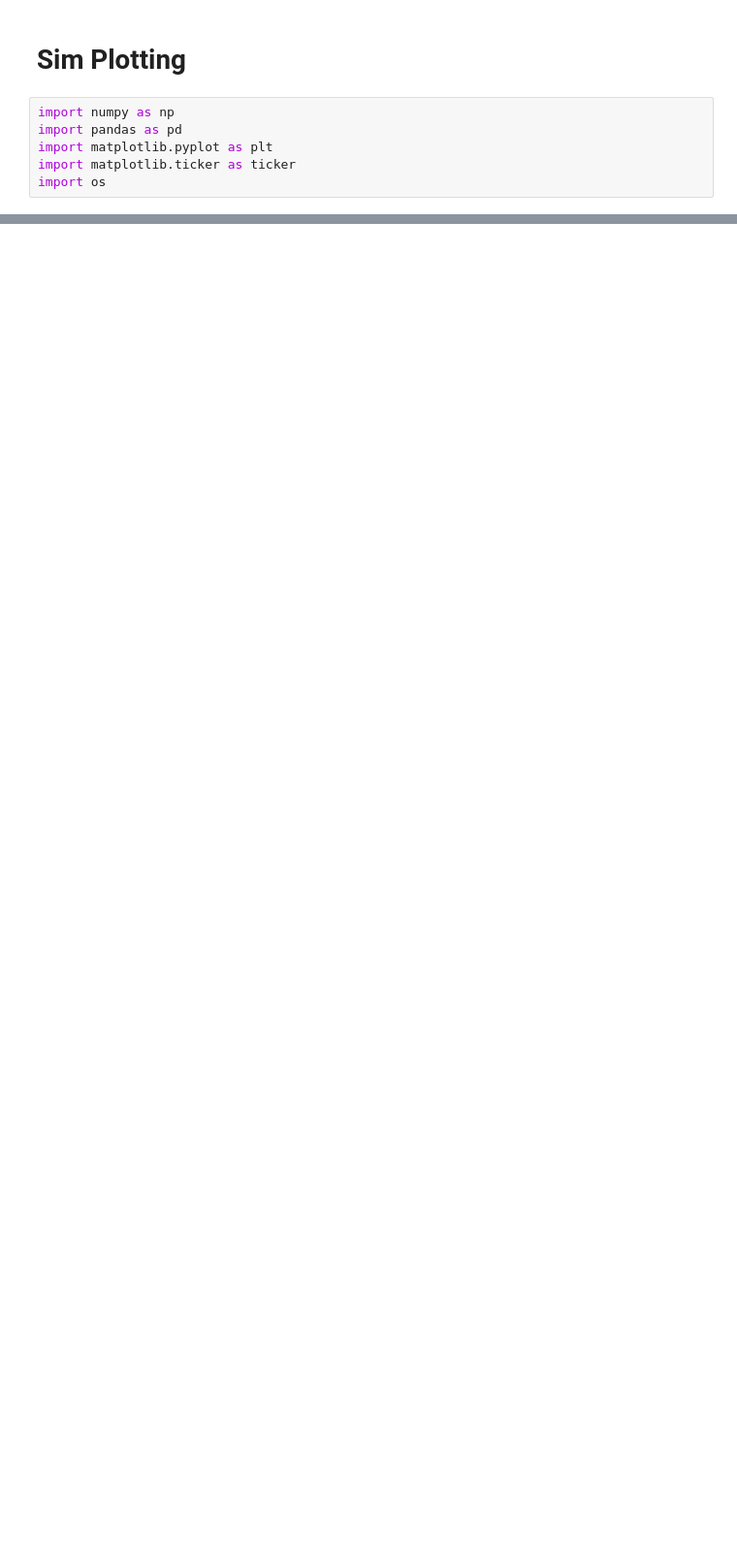
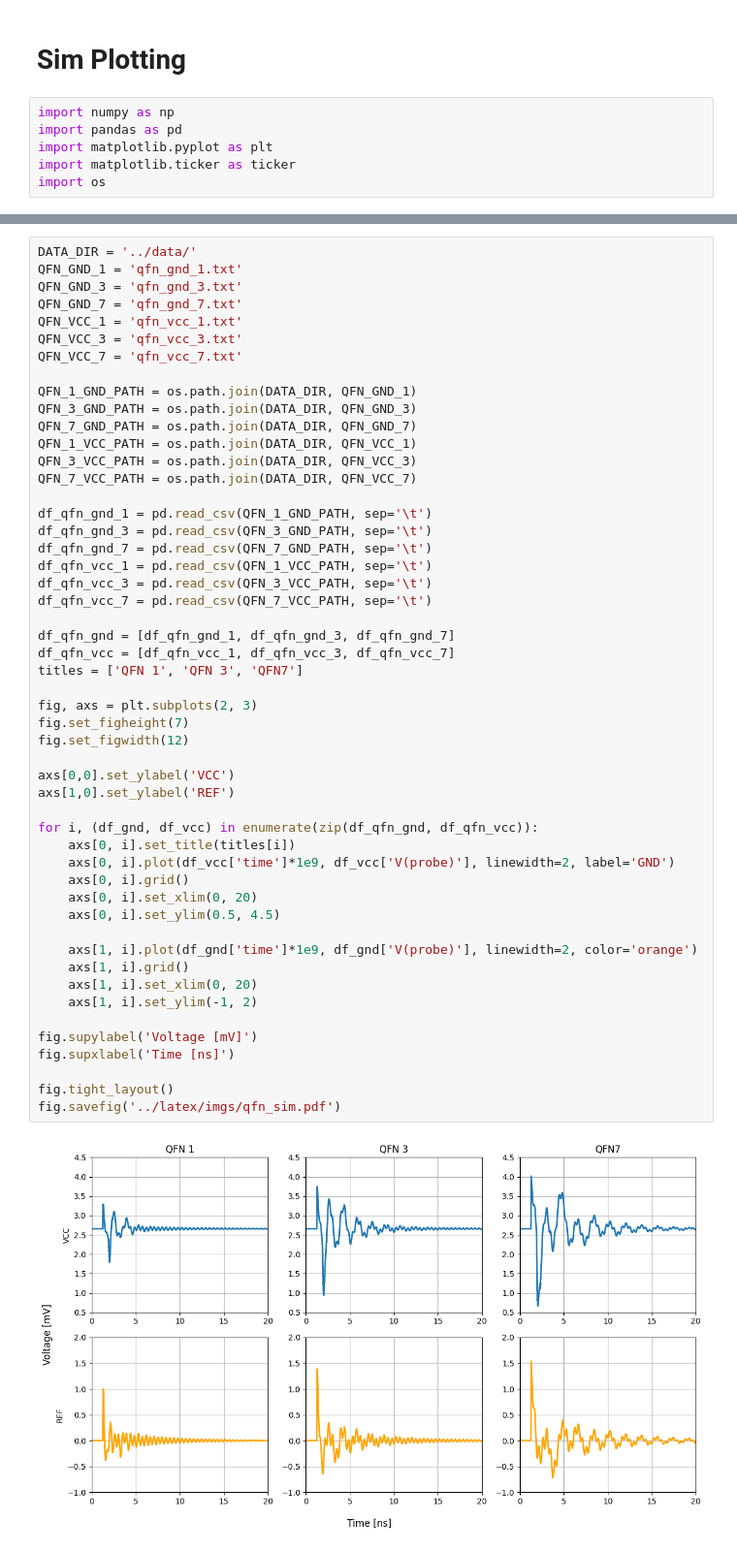
Before and after one commit to Ponti17/ehsd-lab-2, a Jupyter notebook: notebooks/sim_plot.ipynb, the cells around one changed output, grey strips where cells are left out. Shown at 97% size. Drawn from its saved outputs; the diff is of its cells as text; blank space fills up the shorter version.

```diff
--- a/notebooks/sim_plot.ipynb
+++ b/notebooks/sim_plot.ipynb
@@ -107,0 +9,53 @@ Text(0.5, 0.01, 'Time [ns]')
+# %%
+DATA_DIR = '../data/'
+QFN_GND_1 = 'qfn_gnd_1.txt'
+QFN_GND_3 = 'qfn_gnd_3.txt'
+QFN_GND_7 = 'qfn_gnd_7.txt'
+QFN_VCC_1 = 'qfn_vcc_1.txt'
+QFN_VCC_3 = 'qfn_vcc_3.txt'
+QFN_VCC_7 = 'qfn_vcc_7.txt'
+
+QFN_1_GND_PATH = os.path.join(DATA_DIR, QFN_GND_1)
+QFN_3_GND_PATH = os.path.join(DATA_DIR, QFN_GND_3)
+QFN_7_GND_PATH = os.path.join(DATA_DIR, QFN_GND_7)
+QFN_1_VCC_PATH = os.path.join(DATA_DIR, QFN_VCC_1)
+QFN_3_VCC_PATH = os.path.join(DATA_DIR, QFN_VCC_3)
+QFN_7_VCC_PATH = os.path.join(DATA_DIR, QFN_VCC_7)
+
+df_qfn_gnd_1 = pd.read_csv(QFN_1_GND_PATH, sep='\t')
+df_qfn_gnd_3 = pd.read_csv(QFN_3_GND_PATH, sep='\t')
+df_qfn_gnd_7 = pd.read_csv(QFN_7_GND_PATH, sep='\t')
+df_qfn_vcc_1 = pd.read_csv(QFN_1_VCC_PATH, sep='\t')
+df_qfn_vcc_3 = pd.read_csv(QFN_3_VCC_PATH, sep='\t')
+df_qfn_vcc_7 = pd.read_csv(QFN_7_VCC_PATH, sep='\t')
+
+df_qfn_gnd = [df_qfn_gnd_1, df_qfn_gnd_3, df_qfn_gnd_7]
+df_qfn_vcc = [df_qfn_vcc_1, df_qfn_vcc_3, df_qfn_vcc_7]
+titles = ['QFN 1', 'QFN 3', 'QFN7']
+
+fig, axs = plt.subplots(2, 3)
+fig.set_figheight(7)
+fig.set_figwidth(12)
+
+axs[0,0].set_ylabel('VCC')
+axs[1,0].set_ylabel('REF')
+
+for i, (df_gnd, df_vcc) in enumerate(zip(df_qfn_gnd, df_qfn_vcc)):
+    axs[0, i].set_title(titles[i])
+    axs[0, i].plot(df_vcc['time']*1e9, df_vcc['V(probe)'], linewidth=2, label='GND')
+    axs[0, i].grid()
+    axs[0, i].set_xlim(0, 20)
+    axs[0, i].set_ylim(0.5, 4.5)
+
+    axs[1, i].plot(df_gnd['time']*1e9, df_gnd['V(probe)'], linewidth=2, color='orange')
+    axs[1, i].grid()
+    axs[1, i].set_xlim(0, 20)
+    axs[1, i].set_ylim(-1, 2)
+
+fig.supylabel('Voltage [mV]')
+fig.supxlabel('Time [ns]')
+
+fig.tight_layout()
+fig.savefig('../latex/imgs/qfn_sim.pdf')
+# %% [output]
+[figure, added]
```
Also changed, not shown: parts of 4 cells of this notebook.
